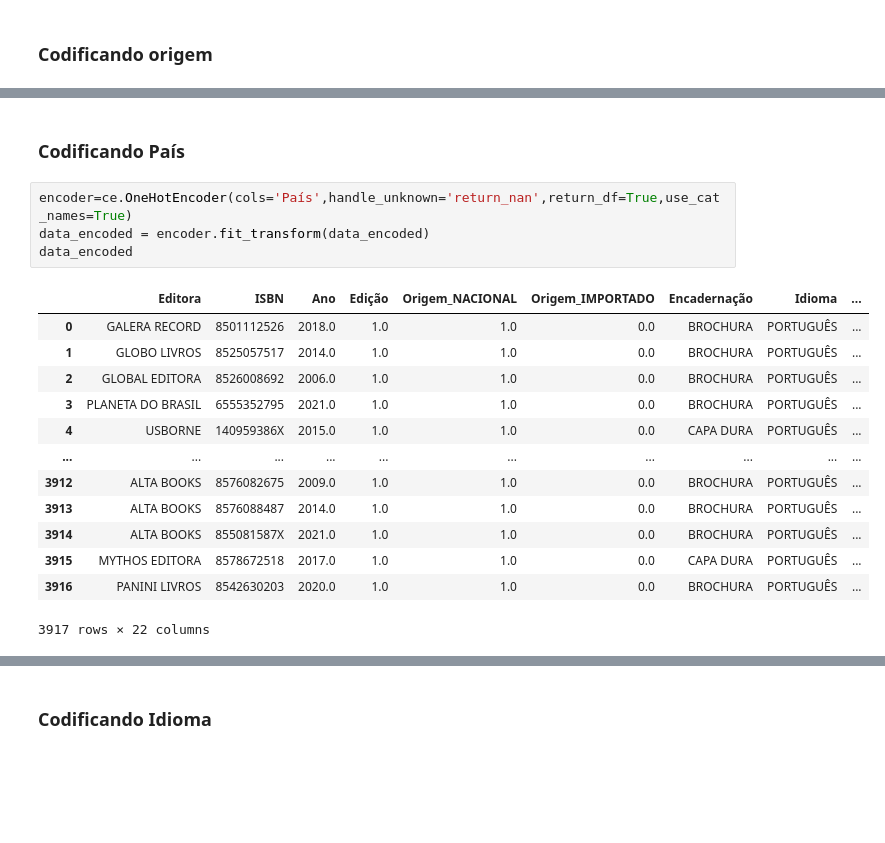
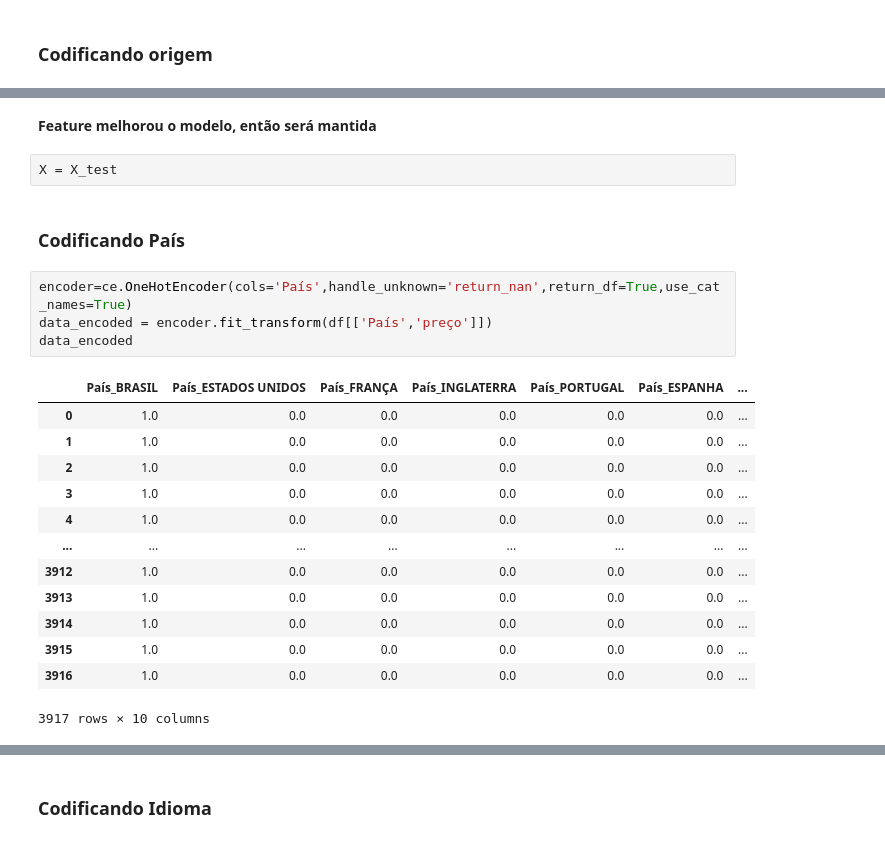
Before and after one commit to CaioViktor/Curso_Ciencias_de_Dados, a Jupyter notebook: trabalho/trab3/experiments_models.ipynb, the cells around one changed output, grey strips where cells are left out. Drawn from its saved outputs; the diff is of its cells as text; blank space fills up the shorter version.

```diff
--- a/trabalho/trab3/experiments_models.ipynb
+++ b/trabalho/trab3/experiments_models.ipynb
@@ -132,20 +186,24 @@ data_encoded
+# %% [markdown]
+**Feature melhorou o modelo, então será mantida**
+# %%
+X = X_test
 # %% [markdown]
 ### Codificando País
 # %%
 encoder=ce.OneHotEncoder(cols='País',handle_unknown='return_nan',return_df=True,use_cat_names=True)
-data_encoded = encoder.fit_transform(data_encoded)
+data_encoded = encoder.fit_transform(df[['País','preço']])
 data_encoded
 # %% [output]
-|  | Editora | ISBN | Ano | Edição | Origem_NACIONAL | Origem_IMPORTADO | Encadernação | Idioma | ... |
-| 0 | GALERA RECORD | 8501112526 | 2018.0 | 1.0 | 1.0 | 0.0 | BROCHURA | PORTUGUÊS | ... |
-| 1 | GLOBO LIVROS | 8525057517 | 2014.0 | 1.0 | 1.0 | 0.0 | BROCHURA | PORTUGUÊS | ... |
-| 2 | GLOBAL EDITORA | 8526008692 | 2006.0 | 1.0 | 1.0 | 0.0 | BROCHURA | PORTUGUÊS | ... |
-| 3 | PLANETA DO BRASIL | 6555352795 | 2021.0 | 1.0 | 1.0 | 0.0 | BROCHURA | PORTUGUÊS | ... |
-| 4 | USBORNE | 140959386X | 2015.0 | 1.0 | 1.0 | 0.0 | CAPA DURA | PORTUGUÊS | ... |
-| ... | ... | ... | ... | ... | ... | ... | ... | ... | ... |
-| 3912 | ALTA BOOKS | 8576082675 | 2009.0 | 1.0 | 1.0 | 0.0 | BROCHURA | PORTUGUÊS | ... |
-| 3913 | ALTA BOOKS | 8576088487 | 2014.0 | 1.0 | 1.0 | 0.0 | BROCHURA | PORTUGUÊS | ... |
-| 3914 | ALTA BOOKS | 855081587X | 2021.0 | 1.0 | 1.0 | 0.0 | BROCHURA | PORTUGUÊS | ... |
-| 3915 | MYTHOS EDITORA | 8578672518 | 2017.0 | 1.0 | 1.0 | 0.0 | CAPA DURA | PORTUGUÊS | ... |
-| 3916 | PANINI LIVROS | 8542630203 | 2020.0 | 1.0 | 1.0 | 0.0 | BROCHURA | PORTUGUÊS | ... |
+|  | País_BRASIL | País_ESTADOS UNIDOS | País_FRANÇA | País_INGLATERRA | País_PORTUGAL | País_ESPANHA | ... |
+| 0 | 1.0 | 0.0 | 0.0 | 0.0 | 0.0 | 0.0 | ... |
+| 1 | 1.0 | 0.0 | 0.0 | 0.0 | 0.0 | 0.0 | ... |
+| 2 | 1.0 | 0.0 | 0.0 | 0.0 | 0.0 | 0.0 | ... |
+| 3 | 1.0 | 0.0 | 0.0 | 0.0 | 0.0 | 0.0 | ... |
+| 4 | 1.0 | 0.0 | 0.0 | 0.0 | 0.0 | 0.0 | ... |
+| ... | ... | ... | ... | ... | ... | ... | ... |
+| 3912 | 1.0 | 0.0 | 0.0 | 0.0 | 0.0 | 0.0 | ... |
+| 3913 | 1.0 | 0.0 | 0.0 | 0.0 | 0.0 | 0.0 | ... |
+| 3914 | 1.0 | 0.0 | 0.0 | 0.0 | 0.0 | 0.0 | ... |
+| 3915 | 1.0 | 0.0 | 0.0 | 0.0 | 0.0 | 0.0 | ... |
+| 3916 | 1.0 | 0.0 | 0.0 | 0.0 | 0.0 | 0.0 | ... |
-3917 rows × 22 columns
+3917 rows × 10 columns
```
Also changed, not shown: parts of 49 cells of this notebook.
